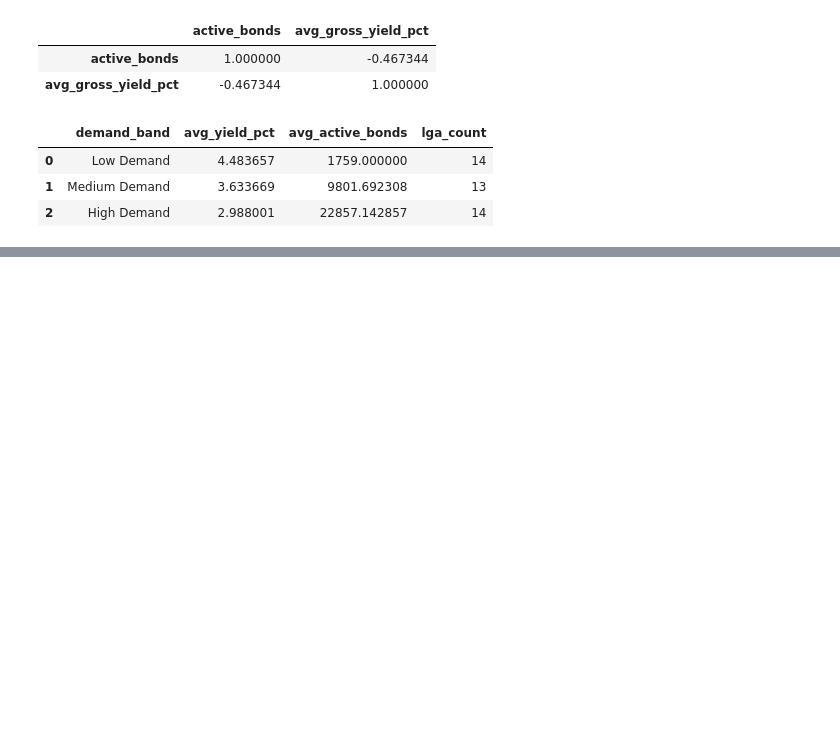
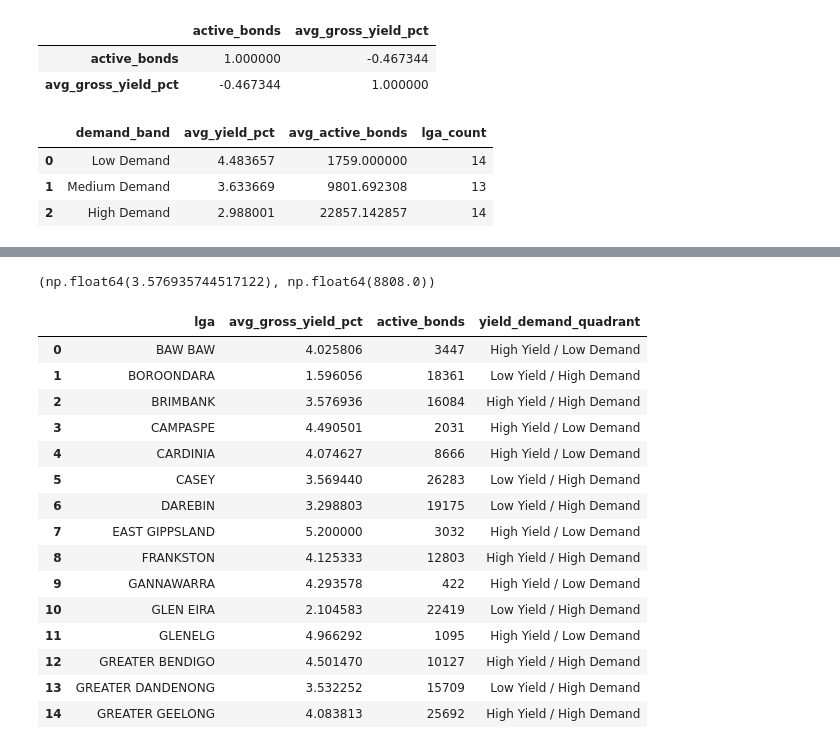
Before and after one commit to trabibi/melbourne-property-intelligence, a Jupyter notebook: notebooks/05_vacancy_and_demand_analysis.ipynb, the cells around one changed output, grey strips where cells are left out. Cells and saved outputs as stored; diff of their text form; code cells hidden in the pictures; blank space fills up the shorter version.

```diff
--- a/notebooks/05_vacancy_and_demand_analysis.ipynb
+++ b/notebooks/05_vacancy_and_demand_analysis.ipynb
@@ -472,0 +516,40 @@ band_summary.to_csv("../data/processed/yield_demand_band_summary.csv", index=Fal
+# %%
+yield_median = demand_yield["avg_gross_yield_pct"].median()
+demand_median = demand_yield["active_bonds"].median()
+
+yield_median, demand_median
+# %% [output]
+(np.float64(3.576935744517122), np.float64(8808.0))
+# %%
+#creating quadrant labels
+
+def assign_quadrant(row):
+    if row["avg_gross_yield_pct"] >= yield_median and row["active_bonds"]>= demand_median:
+        return "High Yield / High Demand"
+    elif row["avg_gross_yield_pct"] >= yield_median and row["active_bonds"] < demand_median:
+        return "High Yield / Low Demand"
+    elif row["avg_gross_yield_pct"] < yield_median and row["active_bonds"] >= demand_median:
+        return "Low Yield / High Demand"
+    else:
+        return "Low Yield / Low Demand"
+
+demand_yield["yield_demand_quadrant"] = demand_yield.apply(assign_quadrant, axis=1)
+
+demand_yield[["lga","avg_gross_yield_pct","active_bonds","yield_demand_quadrant"]].head(15)
+# %% [output]
+|  | lga | avg_gross_yield_pct | active_bonds | yield_demand_quadrant |
+| 0 | BAW BAW | 4.025806 | 3447 | High Yield / Low Demand |
+| 1 | BOROONDARA | 1.596056 | 18361 | Low Yield / High Demand |
+| 2 | BRIMBANK | 3.576936 | 16084 | High Yield / High Demand |
+| 3 | CAMPASPE | 4.490501 | 2031 | High Yield / Low Demand |
+| 4 | CARDINIA | 4.074627 | 8666 | High Yield / Low Demand |
+| 5 | CASEY | 3.569440 | 26283 | Low Yield / High Demand |
+| 6 | DAREBIN | 3.298803 | 19175 | Low Yield / High Demand |
+| 7 | EAST GIPPSLAND | 5.200000 | 3032 | High Yield / Low Demand |
+| 8 | FRANKSTON | 4.125333 | 12803 | High Yield / High Demand |
+| 9 | GANNAWARRA | 4.293578 | 422 | High Yield / Low Demand |
+| 10 | GLEN EIRA | 2.104583 | 22419 | Low Yield / High Demand |
+| 11 | GLENELG | 4.966292 | 1095 | High Yield / Low Demand |
+| 12 | GREATER BENDIGO | 4.501470 | 10127 | High Yield / High Demand |
+| 13 | GREATER DANDENONG | 3.532252 | 15709 | Low Yield / High Demand |
+| 14 | GREATER GEELONG | 4.083813 | 25692 | High Yield / High Demand |
```
Also changed, not shown: parts of 14 cells of this notebook.
